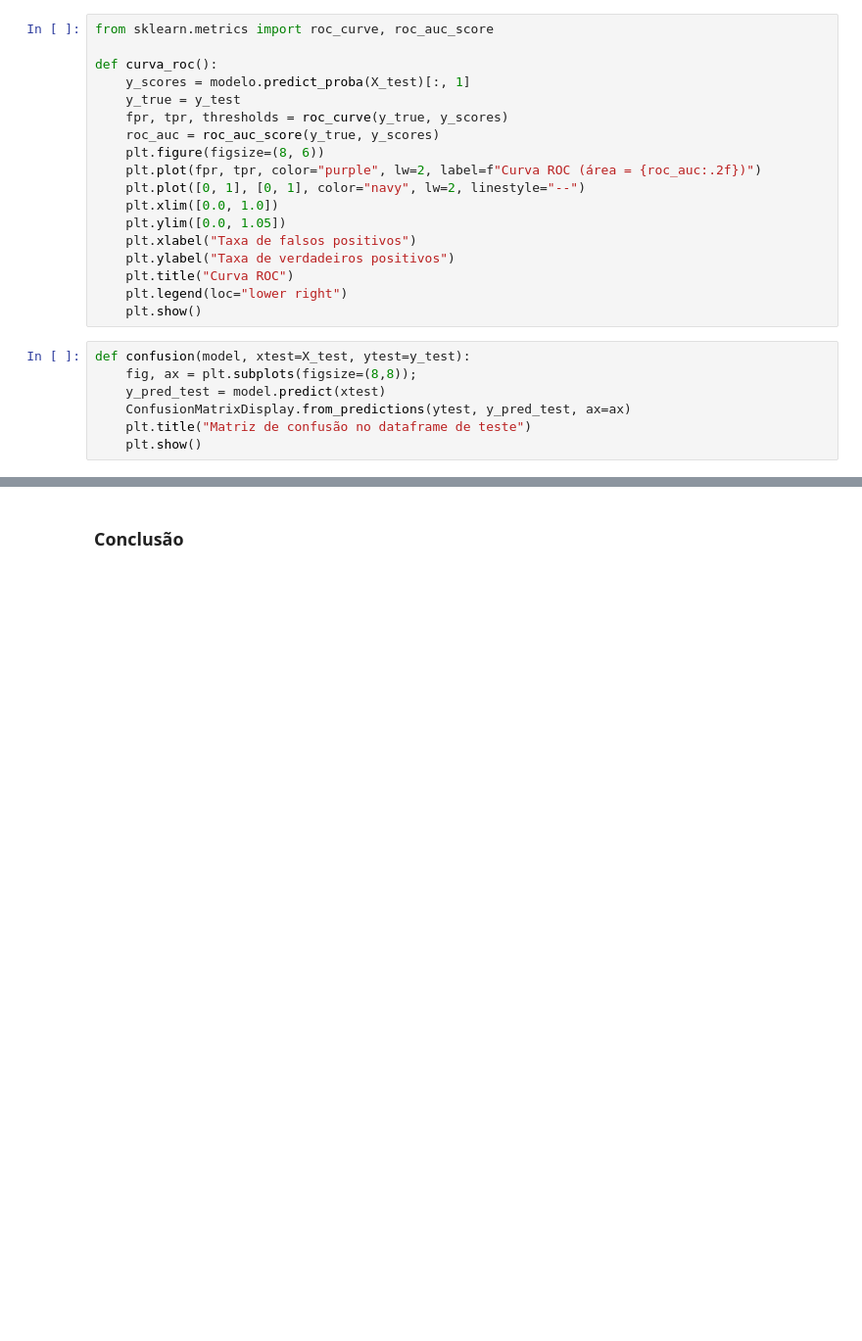
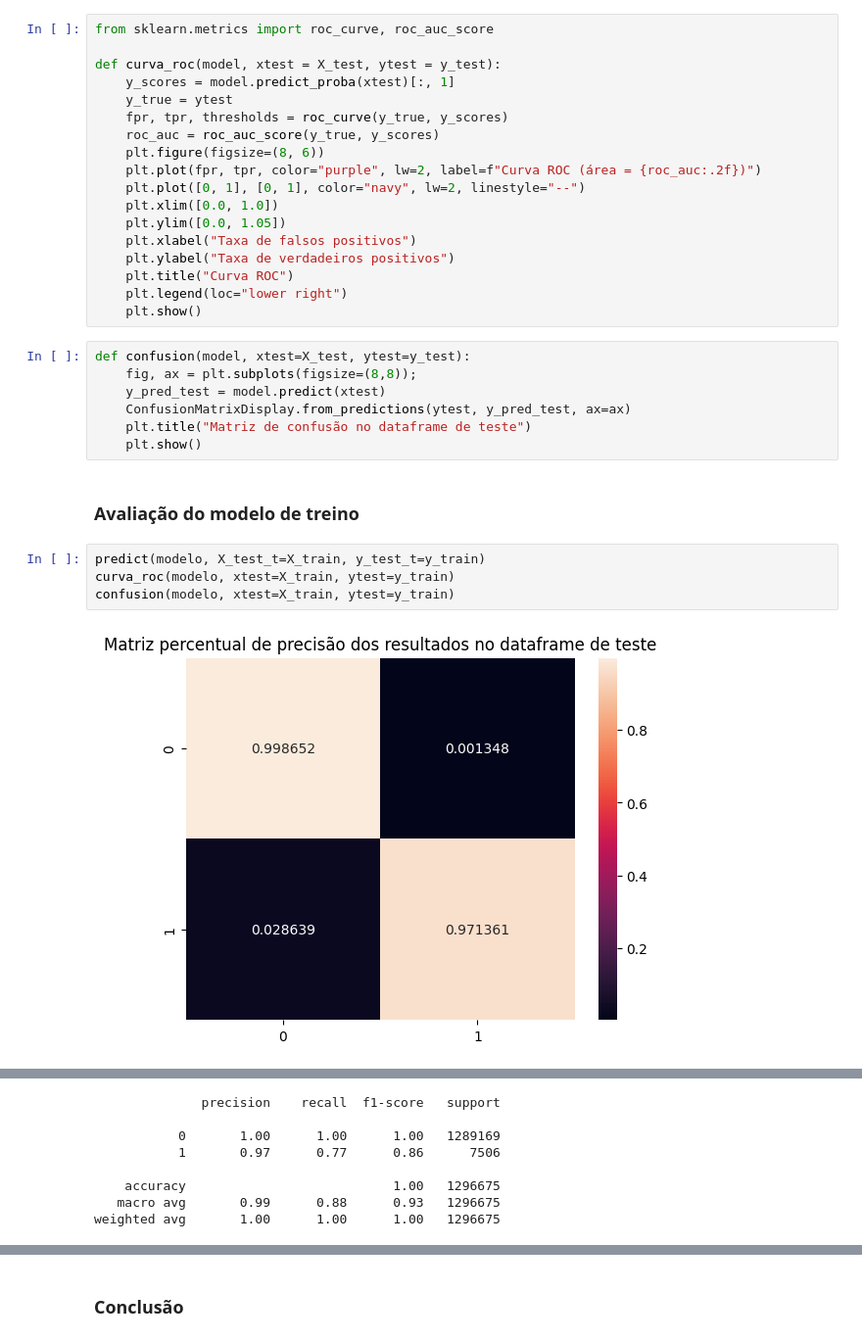
Before and after one commit to thiagocaveglion/decision_tree_fraud_detection, a Jupyter notebook: notebook/Notebook Principal.ipynb, the cells around one changed output, grey strips where cells are left out. Shown at 98% size. Drawn from its saved outputs; the diff is of its cells as text; blank space fills up the shorter version.

Commit message:
Adiciona um teste no dataset de treino

```diff
--- a/notebook/Notebook Principal.ipynb
+++ b/notebook/Notebook Principal.ipynb
@@ -932,9 +932,9 @@ modelo.get_n_leaves()
 # %%
 from sklearn.metrics import roc_curve, roc_auc_score
 
-def curva_roc():
-    y_scores = modelo.predict_proba(X_test)[:, 1]
-    y_true = y_test
+def curva_roc(model, xtest = X_test, ytest = y_test):
+    y_scores = model.predict_proba(xtest)[:, 1]
+    y_true = ytest
     fpr, tpr, thresholds = roc_curve(y_true, y_scores)
     roc_auc = roc_auc_score(y_true, y_scores)
     plt.figure(figsize=(8, 6))
@@ -954,3 +954,11 @@ def confusion(model, xtest=X_test, ytest=y_test):
     ConfusionMatrixDisplay.from_predictions(ytest, y_pred_test, ax=ax)
     plt.title("Matriz de confusão no dataframe de teste")
     plt.show()
+# %% [markdown]
+### Avaliação do modelo de treino
+# %%
+predict(modelo, X_test_t=X_train, y_test_t=y_train)
+curva_roc(modelo, xtest=X_train, ytest=y_train)
+confusion(modelo, xtest=X_train, ytest=y_train)
+# %% [output]
+[figure, added]
@@ -956,0 +966,8 @@ def confusion(model, xtest=X_test, ytest=y_test):
+              precision    recall  f1-score   support
+
+           0       1.00      1.00      1.00   1289169
+           1       0.97      0.77      0.86      7506
+
+    accuracy                           1.00   1296675
+   macro avg       0.99      0.88      0.93   1296675
+weighted avg       1.00      1.00      1.00   1296675
```
Also changed, not shown: parts of 12 cells of this notebook.
